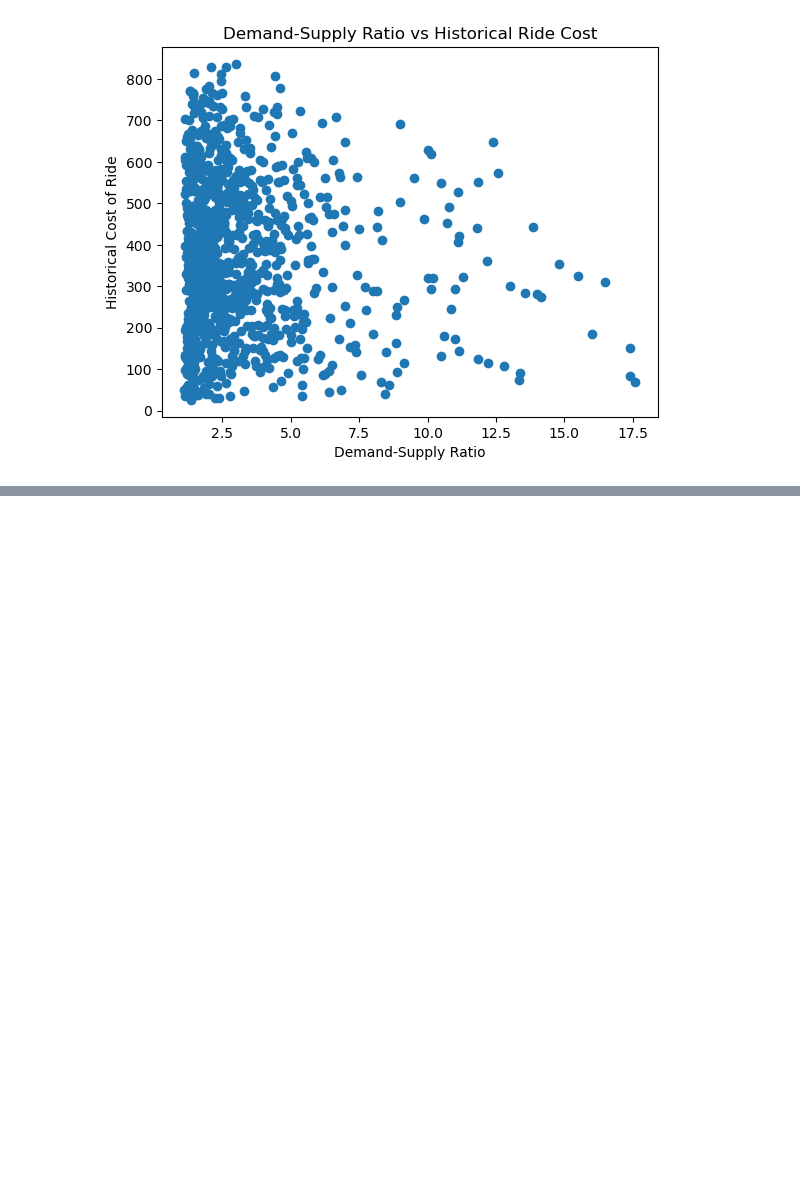
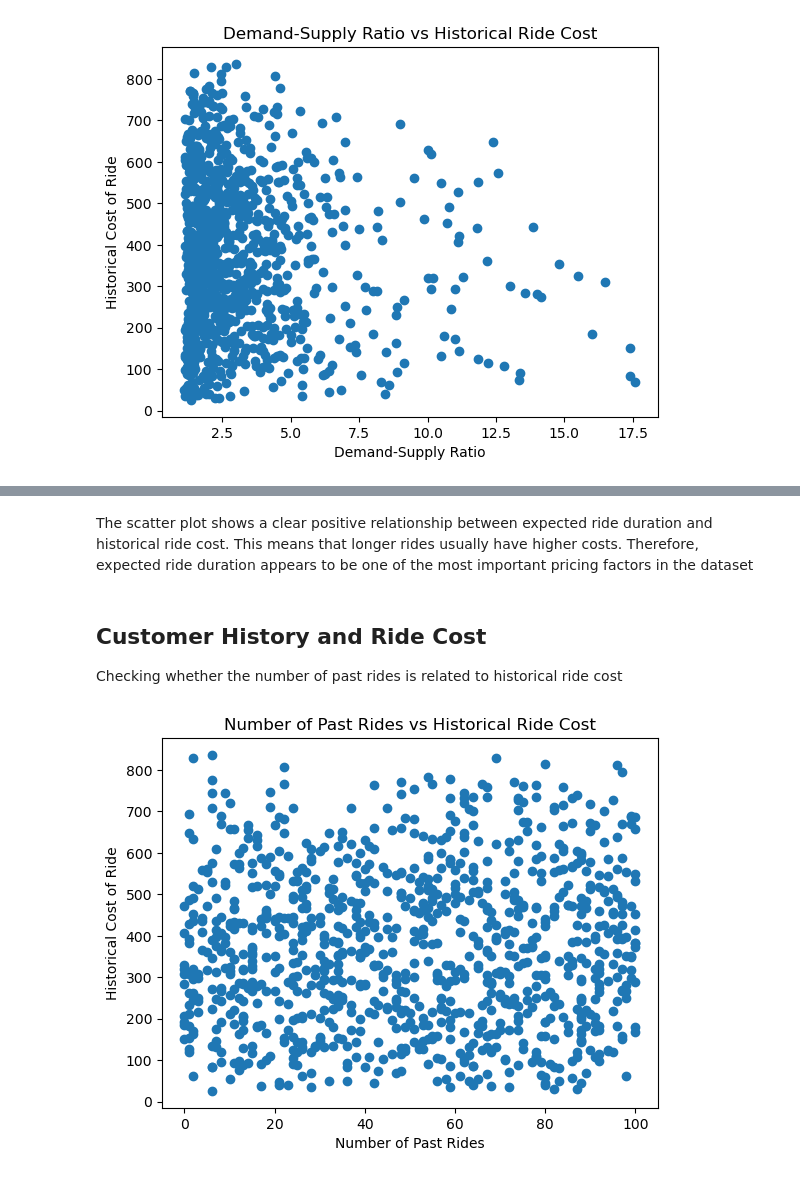
Before and after one commit to victoriabotezatu/dynamic-pricing-project, a Jupyter notebook: Notebooks /02_eda.ipynb, the cells around one changed output, grey strips where cells are left out. Cells and saved outputs as stored; diff of their text form; code cells hidden in the pictures; blank space fills up the shorter version.

```diff
--- a/Notebooks /02_eda.ipynb
+++ b/Notebooks /02_eda.ipynb
@@ -323,0 +370,15 @@ This scatter plot helps show whether rides with a higher demand-supply ratio als
+# %% [markdown]
+The scatter plot shows a clear positive relationship between expected ride duration and historical ride cost. This means that longer rides usually have higher costs. Therefore, expected ride duration appears to be one of the most important pricing factors in the dataset
+# %% [markdown]
+## Customer History and Ride Cost
+
+Checking whether the number of past rides is related to historical ride cost
+# %%
+plt.scatter(df["Number_of_Past_Rides"], df["Historical_Cost_of_Ride"])
+
+plt.title("Number of Past Rides vs Historical Ride Cost")
+plt.xlabel("Number of Past Rides")
+plt.ylabel("Historical Cost of Ride")
+plt.show()
+# %% [output]
+[figure, added]
```
Also changed, not shown: parts of 12 cells of this notebook.
